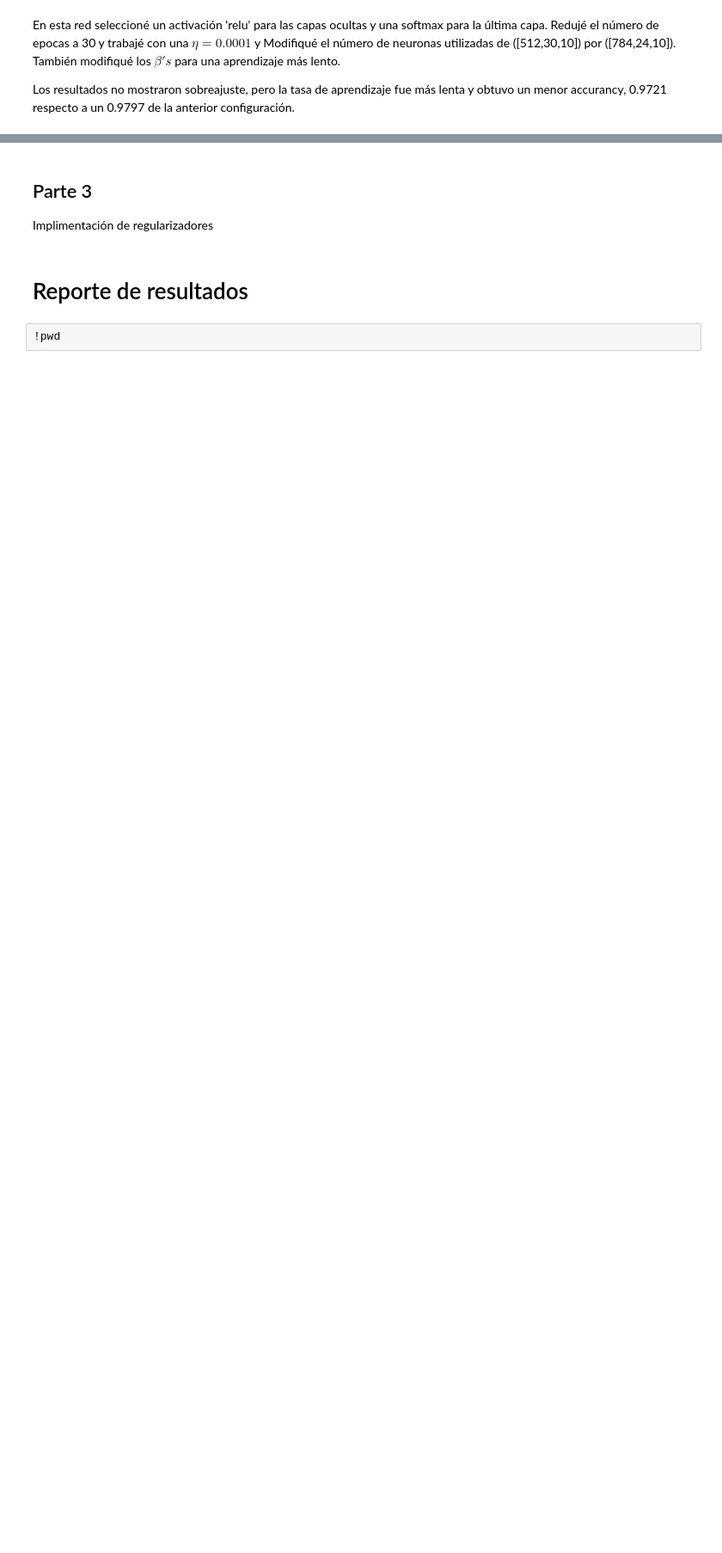
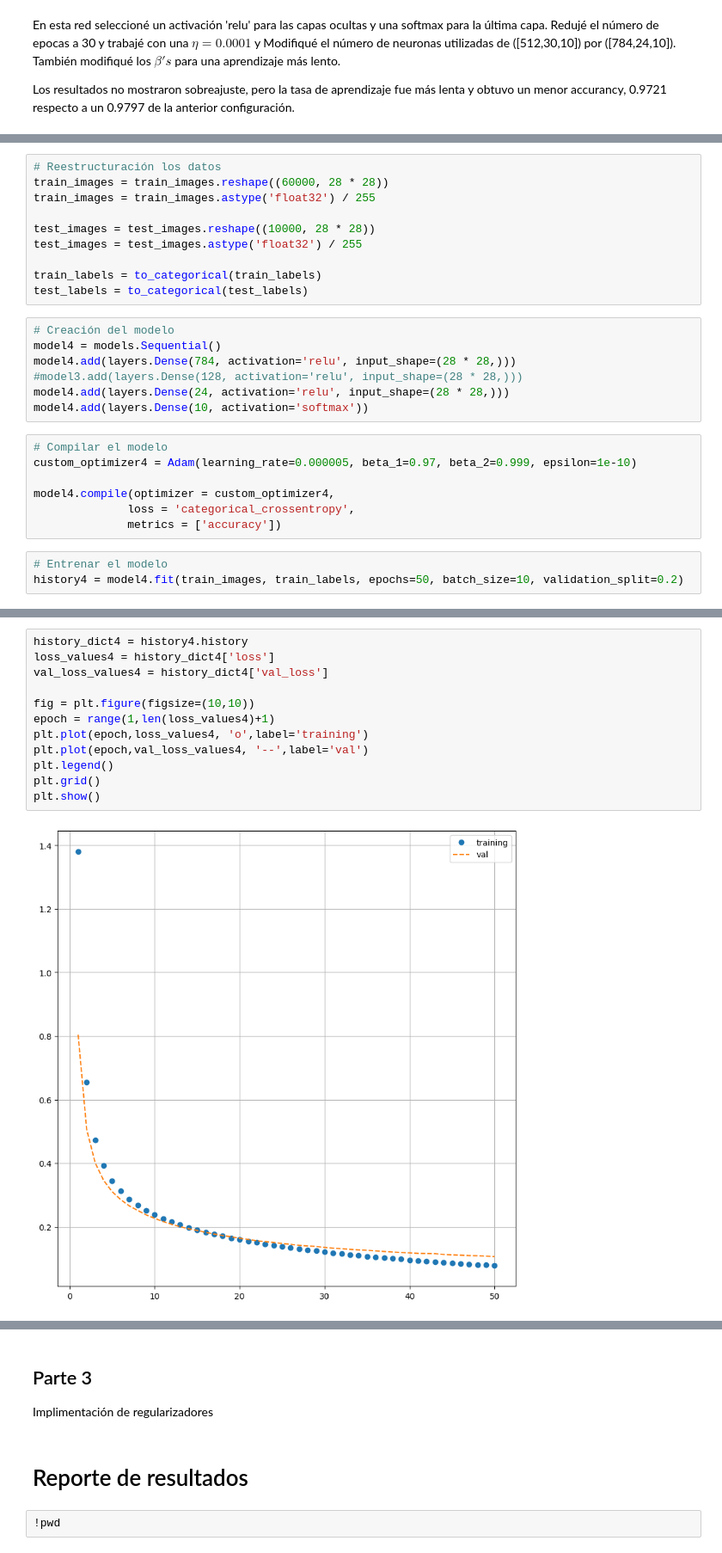
Before and after one commit to Jorge-1501/Redes-Neuronales, a Jupyter notebook: Digitos/src/Tarea3-Redes.ipynb, the cells around one changed output, grey strips where cells are left out. Shown: that part at 86% size. Drawn from its saved outputs; the diff is of its cells as text; blank space fills up the shorter version.

Commit message:
Modelo 4: cambio de parámetros del modelo 3 e incremento de épocas. No hay sobreajuste pero accurancy menor.

```diff
--- a/Digitos/src/Tarea3-Redes.ipynb
+++ b/Digitos/src/Tarea3-Redes.ipynb
@@ -389,0 +402,27 @@ To https://github.com/Jorge-1501/Redes-Neuronales
+# %%
+# Reestructuración los datos
+train_images = train_images.reshape((60000, 28 * 28))
+train_images = train_images.astype('float32') / 255
+
+test_images = test_images.reshape((10000, 28 * 28))
+test_images = test_images.astype('float32') / 255
+
+train_labels = to_categorical(train_labels)
+test_labels = to_categorical(test_labels)
+# %%
+# Creación del modelo
+model4 = models.Sequential()
+model4.add(layers.Dense(784, activation='relu', input_shape=(28 * 28,)))
+#model3.add(layers.Dense(128, activation='relu', input_shape=(28 * 28,)))
+model4.add(layers.Dense(24, activation='relu', input_shape=(28 * 28,)))
+model4.add(layers.Dense(10, activation='softmax'))
+# %%
+# Compilar el modelo
+custom_optimizer4 = Adam(learning_rate=0.000005, beta_1=0.97, beta_2=0.999, epsilon=1e-10)
+
+model4.compile(optimizer = custom_optimizer4,
+              loss = 'categorical_crossentropy',
+              metrics = ['accuracy'])
+# %%
+# Entrenar el modelo
+history4 = model4.fit(train_images, train_labels, epochs=50, batch_size=10, validation_split=0.2)
@@ -389,0 +454,14 @@ To https://github.com/Jorge-1501/Redes-Neuronales
+# %%
+history_dict4 = history4.history
+loss_values4 = history_dict4['loss']
+val_loss_values4 = history_dict4['val_loss']
+
+fig = plt.figure(figsize=(10,10))
+epoch = range(1,len(loss_values4)+1)
+plt.plot(epoch,loss_values4, 'o',label='training')
+plt.plot(epoch,val_loss_values4, '--',label='val')
+plt.legend()
+plt.grid()
+plt.show()
+# %% [output]
+[figure, added]
```
Also changed, not shown: parts of 9 cells of this notebook.
